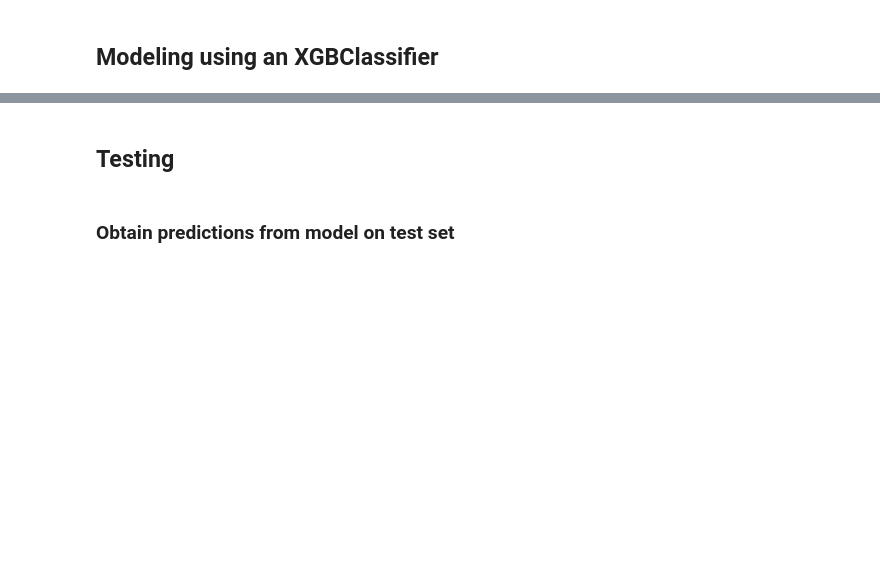
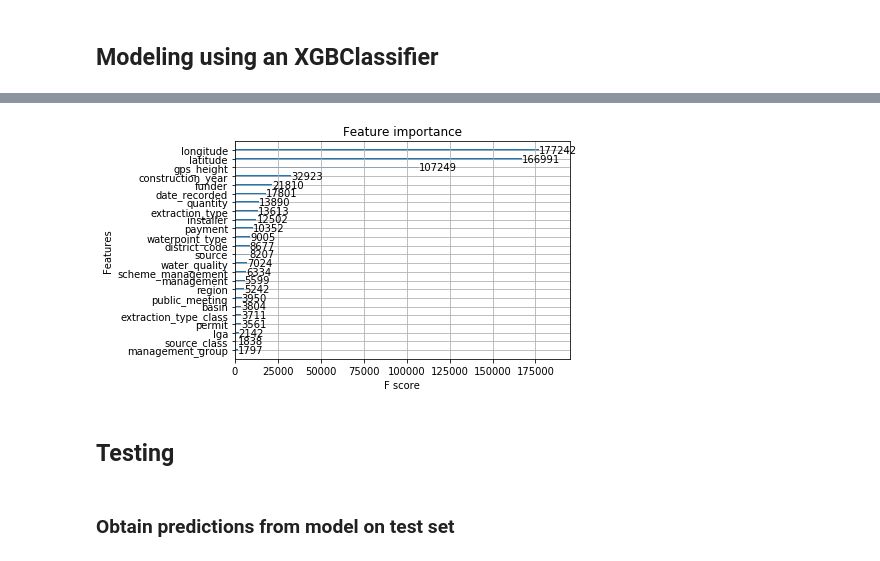
Before and after one commit to rmondini/drivendata-pumpitup, a Jupyter notebook: main.ipynb, the cells around one changed output, grey strips where cells are left out. Drawn from its saved outputs; the diff is of its cells as text; code cells hidden in the pictures; blank space fills up the shorter version.

```diff
--- a/main.ipynb
+++ b/main.ipynb
@@ -461,3 +529,8 @@ array([[5664,  205,  588],
+# %%
+plot_importance(xgb_model)
+plt.show()
+# %% [output]
+[figure, added]
 # %% [markdown]
 ## Testing
 # %% [markdown]
```
Also changed, not shown: parts of 136 cells of this notebook.
